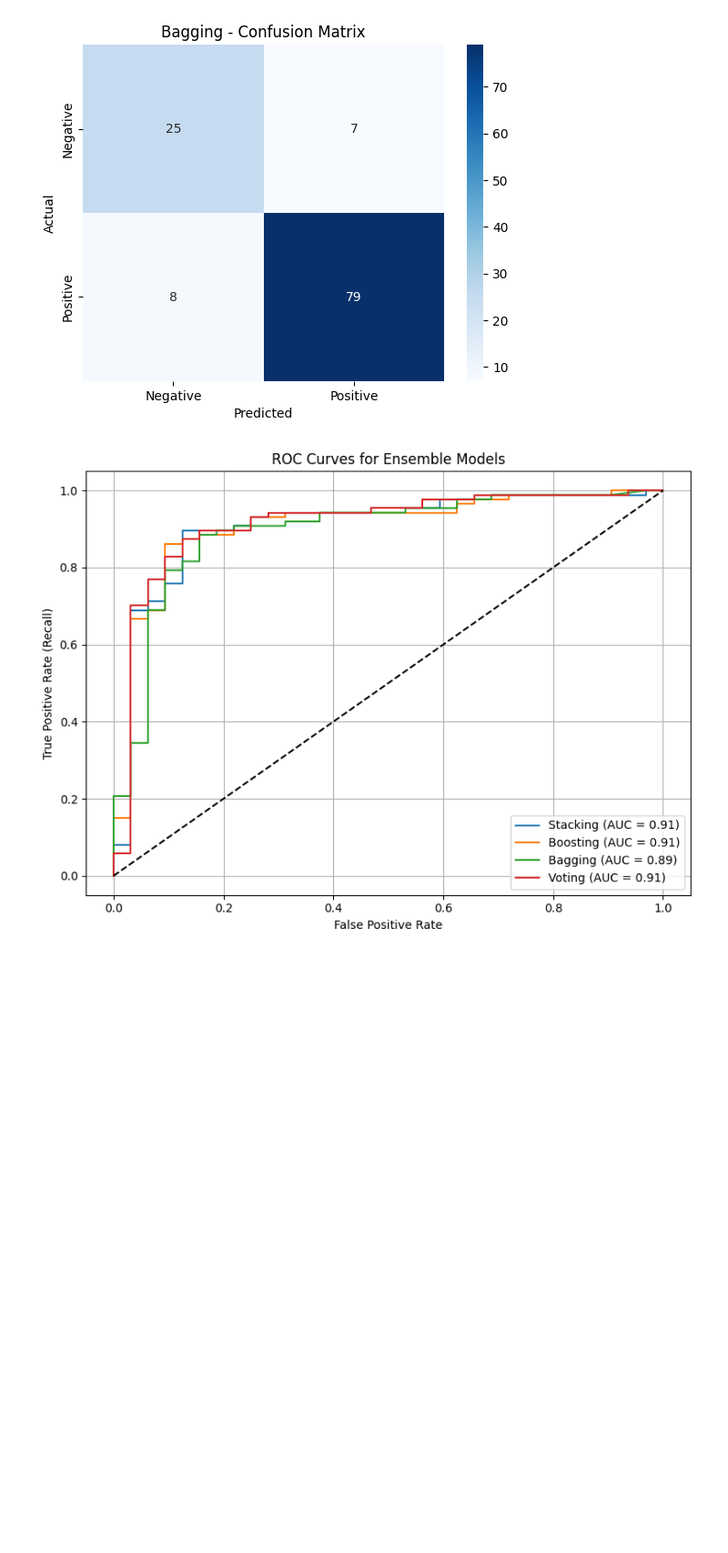
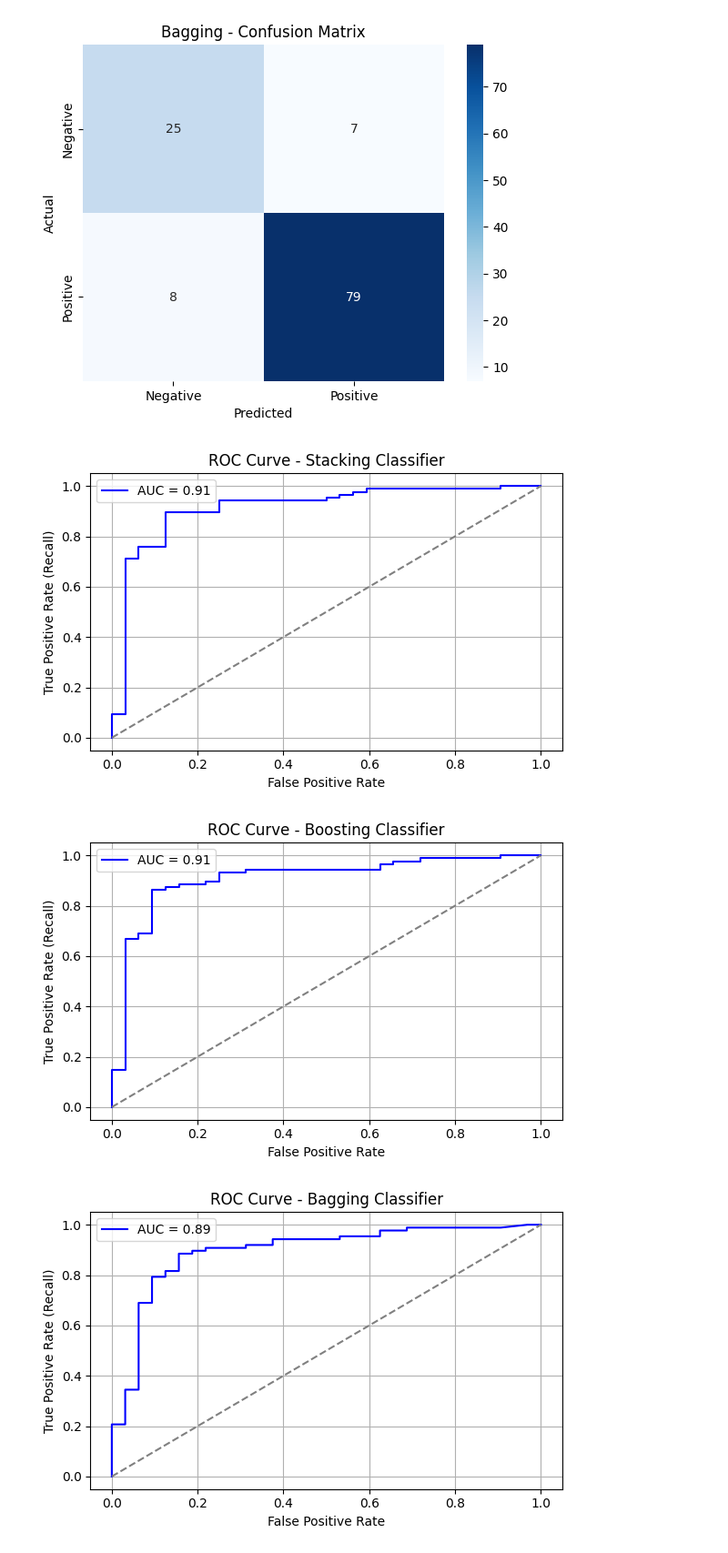
Before and after one commit to TeeHigh/SCD-Prediction-with-Ensemble-Learning, a Jupyter notebook: SCDEnsembleModel.ipynb, the cells around one changed output. Shown: that part at 91% size. Cells and saved outputs as stored; diff of their text form; code cells hidden in the pictures; blank space fills up the shorter version.

```diff
--- a/SCDEnsembleModel.ipynb
+++ b/SCDEnsembleModel.ipynb
@@ -228,35 +227,37 @@ weighted avg       0.88      0.87      0.87       119
 # %%
 from sklearn.metrics import roc_curve, roc_auc_score
 import matplotlib.pyplot as plt
 
-# Dictionary to hold models and their labels
+# Dictionary of models
 models = {
     'Stacking': stacking_model,
     'Boosting': boosting_model,
     'Bagging': bagging_model,
     'Voting': voting_model
 }
 
-plt.figure(figsize=(8, 6))
-
-# Loop through each model and compute ROC values
+# Loop through each model individually
 for name, model in models.items():
     if hasattr(model, "predict_proba"):
-        y_probs = model.predict_proba(X_test)[:, 1]  # Probability for class 1 (Positive)
+        # Get probability estimates for class 1 (positive)
+        y_probs = model.predict_proba(X_test)[:, 1]
         fpr, tpr, _ = roc_curve(y_test, y_probs)
         auc = roc_auc_score(y_test, y_probs)
-        plt.plot(fpr, tpr, label=f'{name} (AUC = {auc:.2f})')
+
+        # Plot ROC curve
+        plt.figure(figsize=(6, 4))
+        plt.plot(fpr, tpr, color='blue', label=f"AUC = {auc:.2f}")
+        plt.plot([0, 1], [0, 1], linestyle='--', color='gray')
+        plt.title(f"ROC Curve - {name} Classifier")
+        plt.xlabel("False Positive Rate")
+        plt.ylabel("True Positive Rate (Recall)")
+        plt.legend()
+        plt.grid(True)
+        plt.tight_layout()
+        plt.show()
     else:
         print(f"Model {name} does not support predict_proba.")
-
-# Plot formatting
-plt.plot([0, 1], [0, 1], 'k--')  # Diagonal baseline
-plt.xlabel('False Positive Rate')
-plt.ylabel('True Positive Rate (Recall)')
-plt.title('ROC Curves for Ensemble Models')
-plt.legend()
-plt.grid(True)
-plt.tight_layout()
-plt.show()
 # %% [output]
-[figure, old version]
+[figure, new version]
+[figure, added]
+[figure, added]
```
Also changed, not shown: parts of 4 cells of this notebook.
